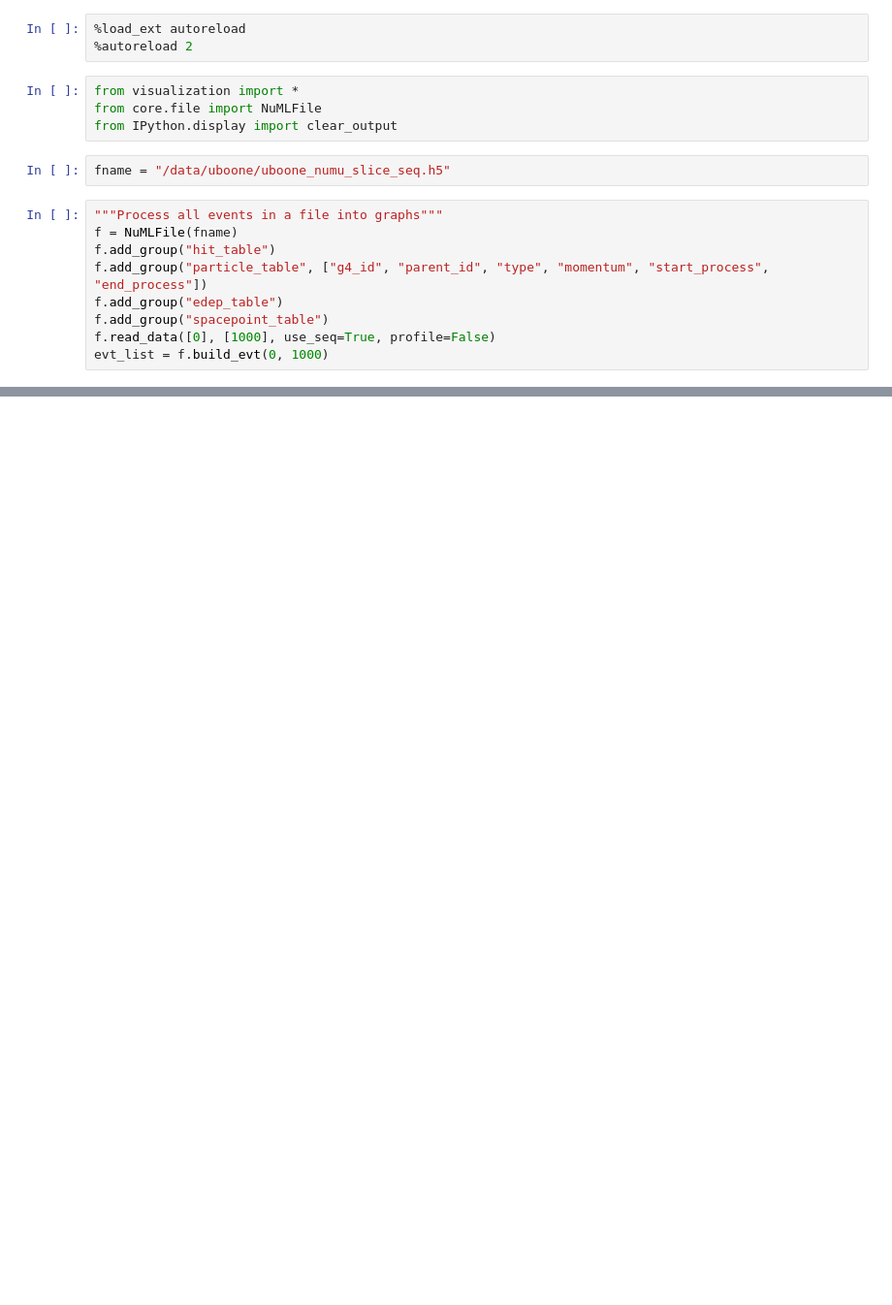
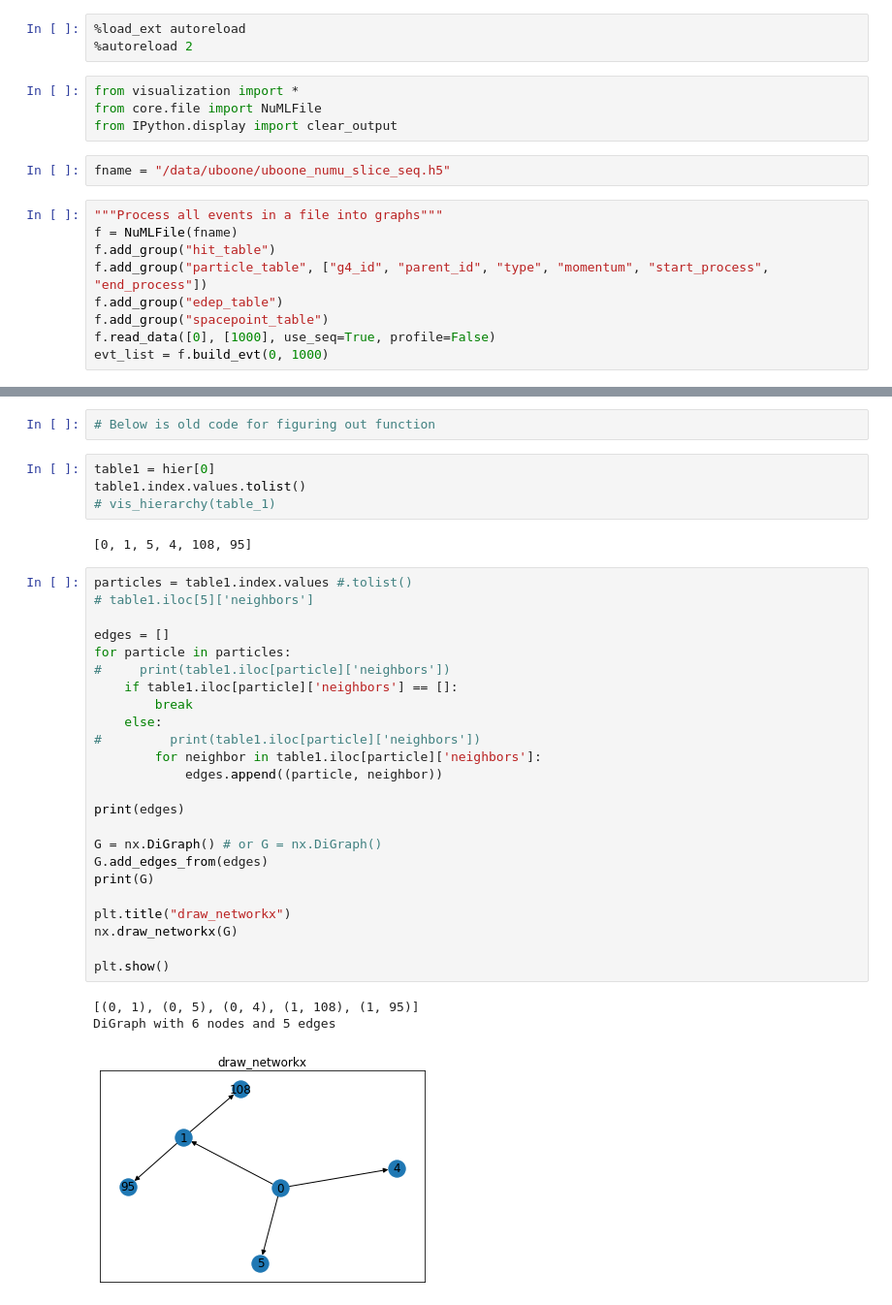
Before and after one commit to cerati/pynuml, a Jupyter notebook: numl/process/vis_children.ipynb, the cells around one changed output, grey strips where cells are left out. Shown at 97% size. Cells and saved outputs as stored; diff of their text form; blank space fills up the shorter version.

```diff
--- a/numl/process/vis_children.ipynb
+++ b/numl/process/vis_children.ipynb
@@ -90,0 +104,36 @@ def vis_hierarchy(hier_df):
+# %%
+# Below is old code for figuring out function
+# %%
+table1 = hier[0]
+table1.index.values.tolist()
+# vis_hierarchy(table_1)
+# %% [output]
+[0, 1, 5, 4, 108, 95]
+# %%
+particles = table1.index.values #.tolist()
+# table1.iloc[5]['neighbors']
+
+edges = []
+for particle in particles:
+#     print(table1.iloc[particle]['neighbors'])
+    if table1.iloc[particle]['neighbors'] == []:
+        break
+    else:
+#         print(table1.iloc[particle]['neighbors'])
+        for neighbor in table1.iloc[particle]['neighbors']:
+            edges.append((particle, neighbor))
+
+print(edges)
+
+G = nx.DiGraph() # or G = nx.DiGraph()
+G.add_edges_from(edges)
+print(G)
+
+plt.title("draw_networkx")
+nx.draw_networkx(G)
+
+plt.show()
+# %% [output]
+[(0, 1), (0, 5), (0, 4), (1, 108), (1, 95)]
+DiGraph with 6 nodes and 5 edges
+[figure, added]
```
Also changed, not shown: parts of 8 cells of this notebook, 1 other file.
